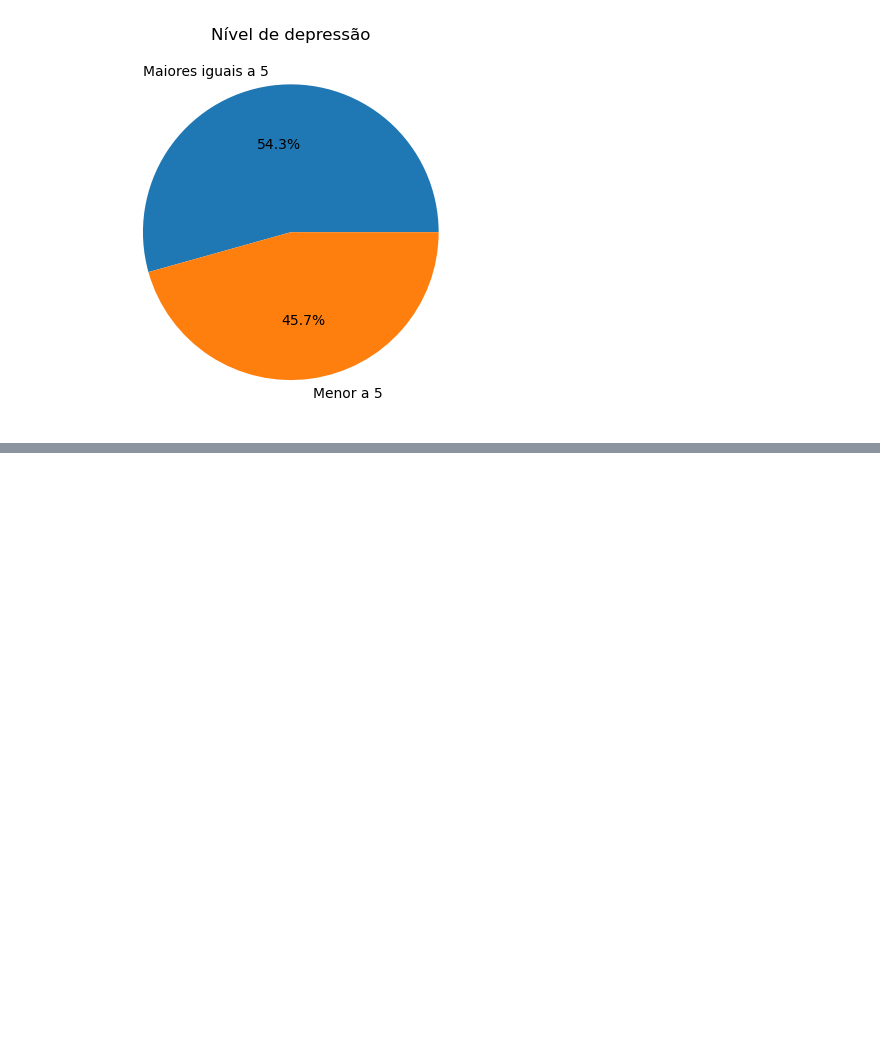
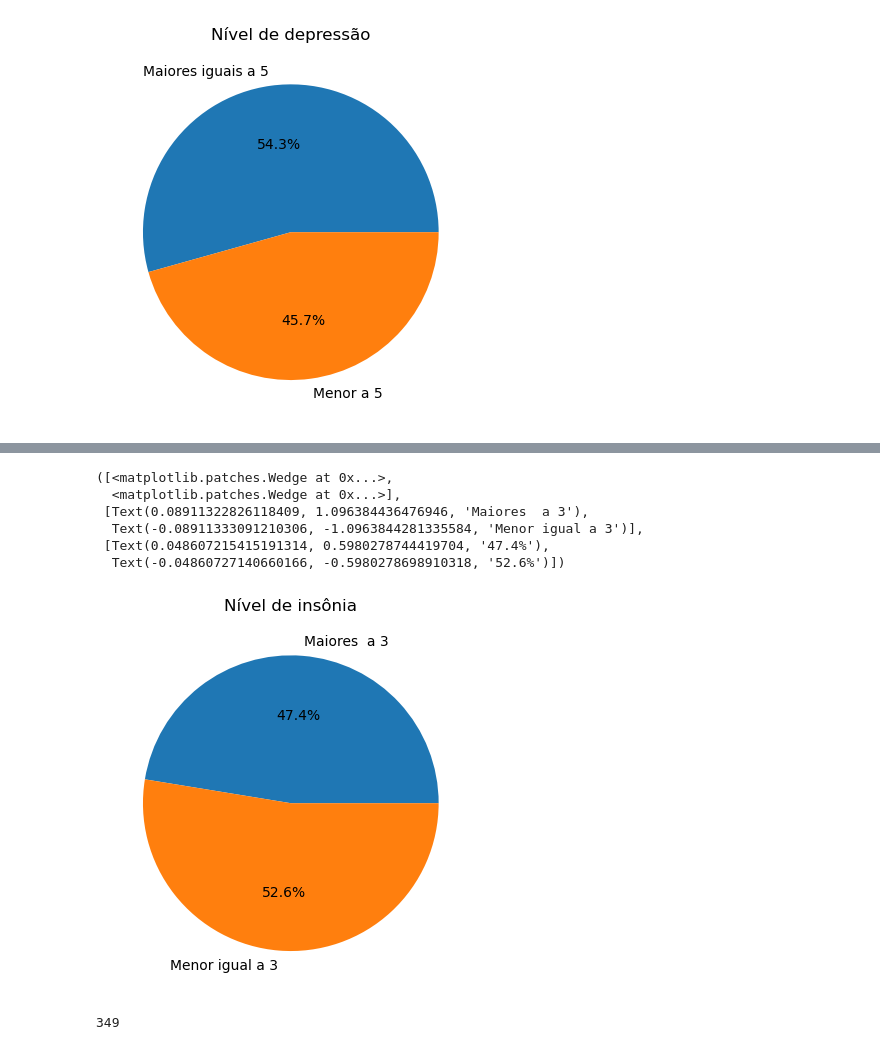
Before and after one commit to pcmoraesmenezes/Exploring-Correlations-Between-Musical-Preferences-and-Mental-Health-A-Machine-Learning-Approach, a Jupyter notebook: código/main.ipynb, the cells around one changed output, grey strips where cells are left out. Saved outputs shown, nothing was run; the diff lists cells and outputs as text; code cells hidden in the pictures; blank space fills up the shorter version.

```diff
--- a/código/main.ipynb
+++ b/código/main.ipynb
@@ -138,0 +147,18 @@ plt.show()
+# %%
+nivel_de_insonia_inf = DATA_FRAME[DATA_FRAME['Insomnia'] <= 3].shape[0]
+nivel_de_insonia_sup = DATA_FRAME[DATA_FRAME['Insomnia'] > 3].shape[0]
+
+plt.title('Nível de insônia')
+plt.pie([nivel_de_insonia_sup, nivel_de_insonia_inf], labels=['Maiores  a 3', 'Menor igual a 3'], autopct='%1.1f%%')
+# %% [output]
+([<matplotlib.patches.Wedge at 0x...>,
+  <matplotlib.patches.Wedge at 0x...>],
+ [Text(0.08911322826118409, 1.096384436476946, 'Maiores  a 3'),
+  Text(-0.08911333091210306, -1.0963844281335584, 'Menor igual a 3')],
+ [Text(0.048607215415191314, 0.5980278744419704, '47.4%'),
+  Text(-0.04860727140660166, -0.5980278698910318, '52.6%')])
+[figure, added]
+# %%
+nivel_de_insonia_sup
+# %% [output]
+349
```
Also changed, not shown: parts of 1 cell of this notebook.
